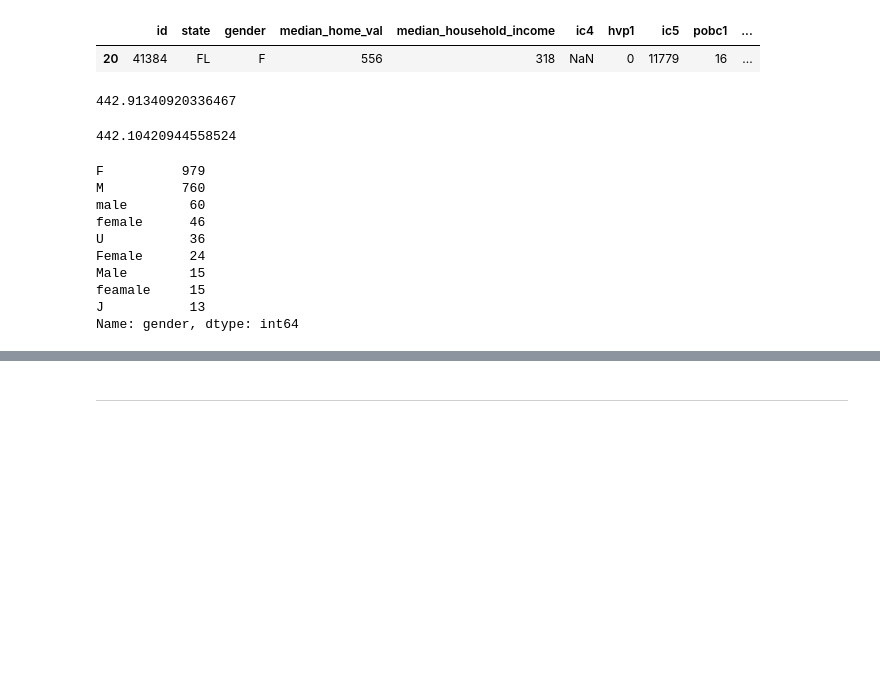
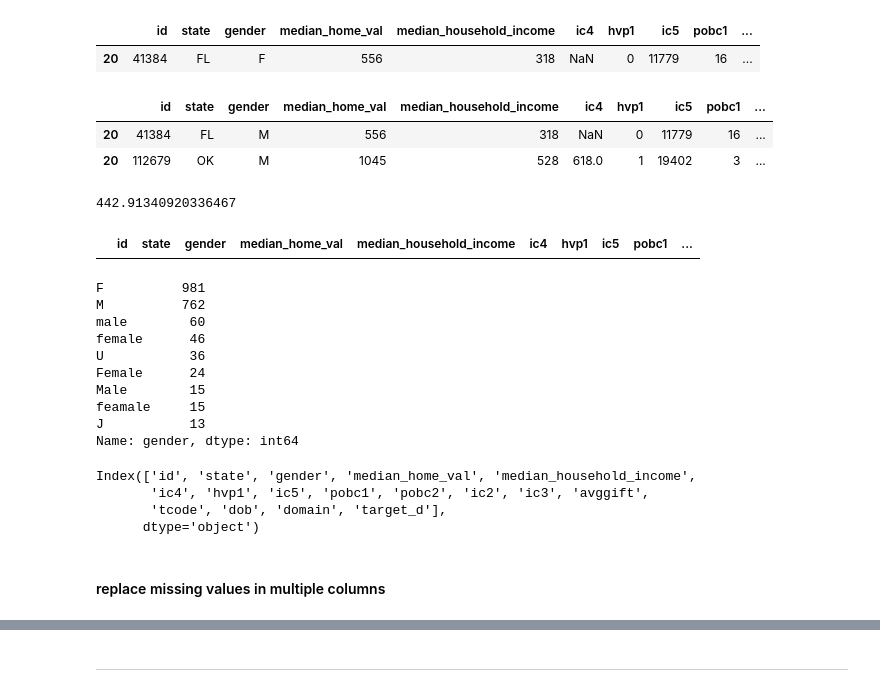
Before and after one commit to Ironhack-Data-0621-Remote/Classroom-Materials, a Jupyter notebook: Unit_1/2-Pandas_data_cleaning/pandas_data_cleaning.ipynb, the cells around one changed output, grey strips where cells are left out. Drawn from its saved outputs; the diff is of its cells as text; code cells hidden in the pictures; blank space fills up the shorter version.

```diff
--- a/Unit_1/2-Pandas_data_cleaning/pandas_data_cleaning.ipynb
+++ b/Unit_1/2-Pandas_data_cleaning/pandas_data_cleaning.ipynb
@@ -117,6 +133,14 @@ data[data['ic4'].isna()==True]
 # %% [output]
 |  | id | state | gender | median_home_val | median_household_income | ic4 | hvp1 | ic5 | pobc1 | ... |
 | 20 | 41384 | FL | F | 556 | 318 | NaN | 0 | 11779 | 16 | ... |
+# %%
+data.loc[20,'gender'] = 'M'
+# %%
+data.loc[20]
+# %% [output]
+|  | id | state | gender | median_home_val | median_household_income | ic4 | hvp1 | ic5 | pobc1 | ... |
+| 20 | 41384 | FL | M | 556 | 318 | NaN | 0 | 11779 | 16 | ... |
+| 20 | 112679 | OK | M | 1045 | 528 | 618.0 | 1 | 19402 | 3 | ... |
 # %%
 data['ic4'].mean()
 # %% [output]
@@ -124,16 +148,18 @@ data['ic4'].mean()
 # %%
 ic4_mean = data['ic4'].mean()
 data['ic4'] = data['ic4'].fillna(ic4_mean)
-# %% [output]
-442.10420944558524
+# %%
+data[data['ic4'].isna()==True]
+# %% [output]
+|  | id | state | gender | median_home_val | median_household_income | ic4 | hvp1 | ic5 | pobc1 | ... |
 # %%
 # Replacing null values for categorical variables
 
 data['gender'].value_counts()
 # len(data[data['gender'].isna()==True])  # number of missing values
 # %% [output]
-F          979
-M          760
+F          981
+M          762
 male        60
 female      46
 U           36
@@ -142,3 +168,12 @@ Male        15
 feamale     15
 J           13
 Name: gender, dtype: int64
+# %%
+data.columns
+# %% [output]
+Index(['id', 'state', 'gender', 'median_home_val', 'median_household_income',
+       'ic4', 'hvp1', 'ic5', 'pobc1', 'pobc2', 'ic2', 'ic3', 'avggift',
+       'tcode', 'dob', 'domain', 'target_d'],
+      dtype='object')
+# %% [markdown]
+#### replace missing values in multiple columns
```
Also changed, not shown: parts of 23 cells of this notebook.
